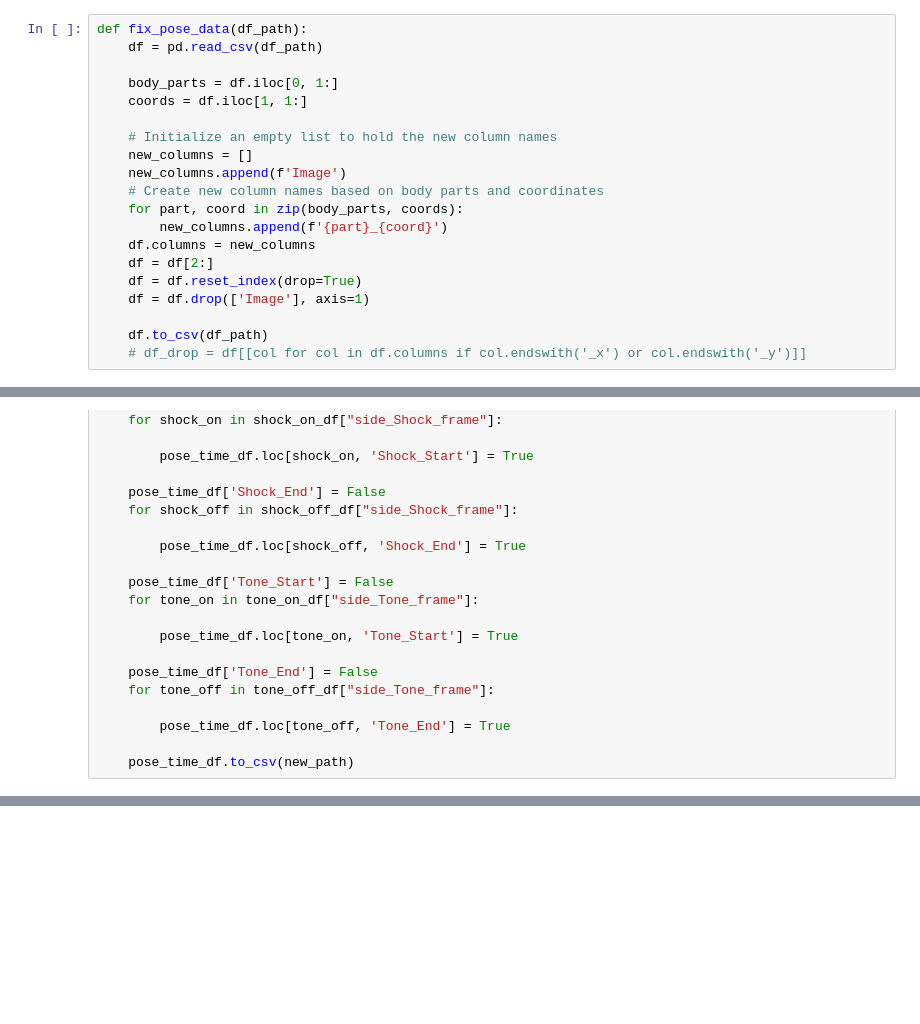
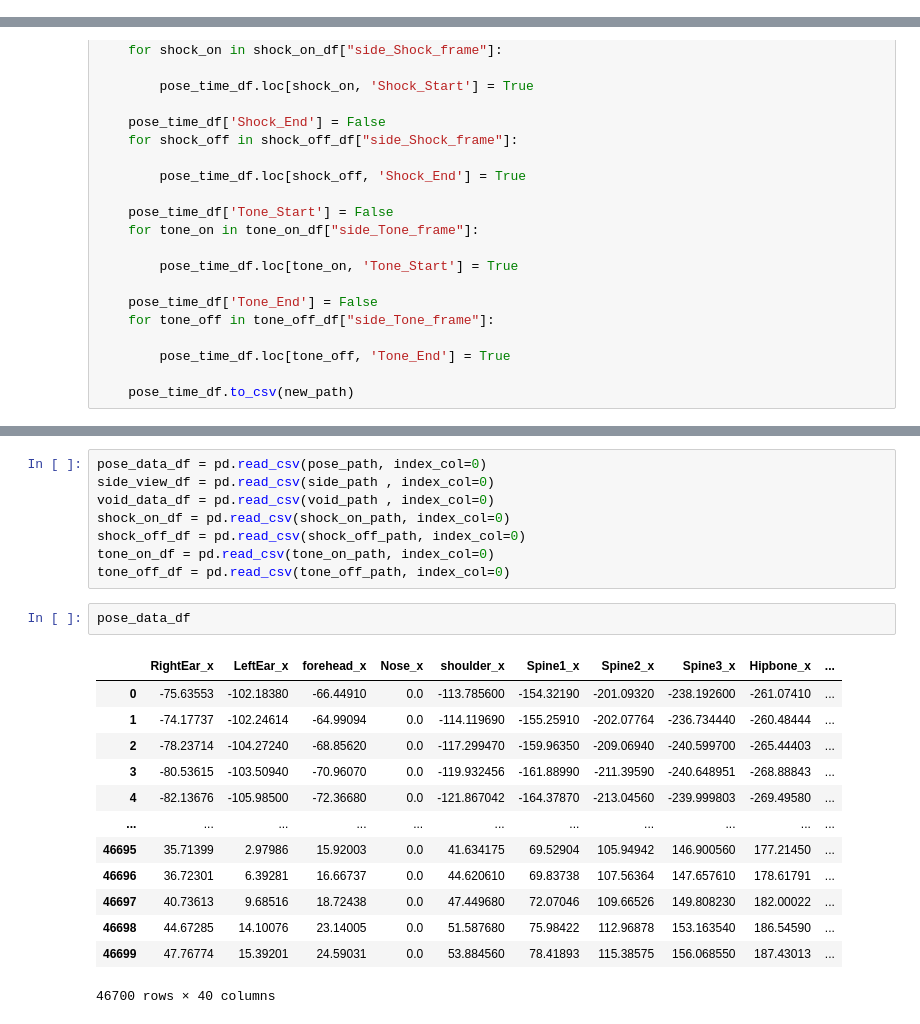
Before and after one commit to ThomasScottWhite/RatAnalysis, a Jupyter notebook: RatClustering/fix_csvs.ipynb, the cells around one changed output, grey strips where cells are left out. Cells and saved outputs as stored; diff of their text form; blank space fills up the shorter version.

```diff
--- a/RatClustering/fix_csvs.ipynb
+++ b/RatClustering/fix_csvs.ipynb
@@ -82,23 +82,3 @@ def fix_void_timing(df_path):
     df['seconds'] = df['Var4'].str.extract(r'(\d+\.\d+)')
     df = df[['seconds']]
     df.to_csv(df_path)
-# %%
-def fix_pose_data(df_path):
-    df = pd.read_csv(df_path)
-
-    body_parts = df.iloc[0, 1:]
-    coords = df.iloc[1, 1:]
-
-    # Initialize an empty list to hold the new column names
-    new_columns = []
-    new_columns.append(f'Image')
-    # Create new column names based on body parts and coordinates
-    for part, coord in zip(body_parts, coords):
-        new_columns.append(f'{part}_{coord}')
-    df.columns = new_columns
-    df = df[2:]
-    df = df.reset_index(drop=True)
-    df = df.drop(['Image'], axis=1)
-
-    df.to_csv(df_path)
-    # df_drop = df[[col for col in df.columns if col.endswith('_x') or col.endswith('_y')]]
@@ -191,3 +229,27 @@ for trial in os.listdir(dst_dir):
         new_path = os.path.join(folder, "pose_void_tone_shock_combined.csv")
         combine_dfs(pose_path, side_path, void_path, shock_on_path, shock_off_path, tone_on_path, tone_off_path, new_path)
         reduce_df(new_path)
+# %%
+pose_data_df = pd.read_csv(pose_path, index_col=0)
+side_view_df = pd.read_csv(side_path , index_col=0)
+void_data_df = pd.read_csv(void_path , index_col=0)
+shock_on_df = pd.read_csv(shock_on_path, index_col=0)
+shock_off_df = pd.read_csv(shock_off_path, index_col=0)
+tone_on_df = pd.read_csv(tone_on_path, index_col=0)
+tone_off_df = pd.read_csv(tone_off_path, index_col=0)
+# %%
+pose_data_df
+# %% [output]
+|  | RightEar_x | LeftEar_x | forehead_x | Nose_x | shoulder_x | Spine1_x | Spine2_x | Spine3_x | Hipbone_x | ... |
+| 0 | -75.63553 | -102.18380 | -66.44910 | 0.0 | -113.785600 | -154.32190 | -201.09320 | -238.192600 | -261.07410 | ... |
+| 1 | -74.17737 | -102.24614 | -64.99094 | 0.0 | -114.119690 | -155.25910 | -202.07764 | -236.734440 | -260.48444 | ... |
+| 2 | -78.23714 | -104.27240 | -68.85620 | 0.0 | -117.299470 | -159.96350 | -209.06940 | -240.599700 | -265.44403 | ... |
+| 3 | -80.53615 | -103.50940 | -70.96070 | 0.0 | -119.932456 | -161.88990 | -211.39590 | -240.648951 | -268.88843 | ... |
+| 4 | -82.13676 | -105.98500 | -72.36680 | 0.0 | -121.867042 | -164.37870 | -213.04560 | -239.999803 | -269.49580 | ... |
+| ... | ... | ... | ... | ... | ... | ... | ... | ... | ... | ... |
+| 46695 | 35.71399 | 2.97986 | 15.92003 | 0.0 | 41.634175 | 69.52904 | 105.94942 | 146.900560 | 177.21450 | ... |
+| 46696 | 36.72301 | 6.39281 | 16.66737 | 0.0 | 44.620610 | 69.83738 | 107.56364 | 147.657610 | 178.61791 | ... |
+| 46697 | 40.73613 | 9.68516 | 18.72438 | 0.0 | 47.449680 | 72.07046 | 109.66526 | 149.808230 | 182.00022 | ... |
+| 46698 | 44.67285 | 14.10076 | 23.14005 | 0.0 | 51.587680 | 75.98422 | 112.96878 | 153.163540 | 186.54590 | ... |
+| 46699 | 47.76774 | 15.39201 | 24.59031 | 0.0 | 53.884560 | 78.41893 | 115.38575 | 156.068550 | 187.43013 | ... |
+46700 rows × 40 columns
```
Also changed, not shown: parts of 2 cells of this notebook, 3 other files.
